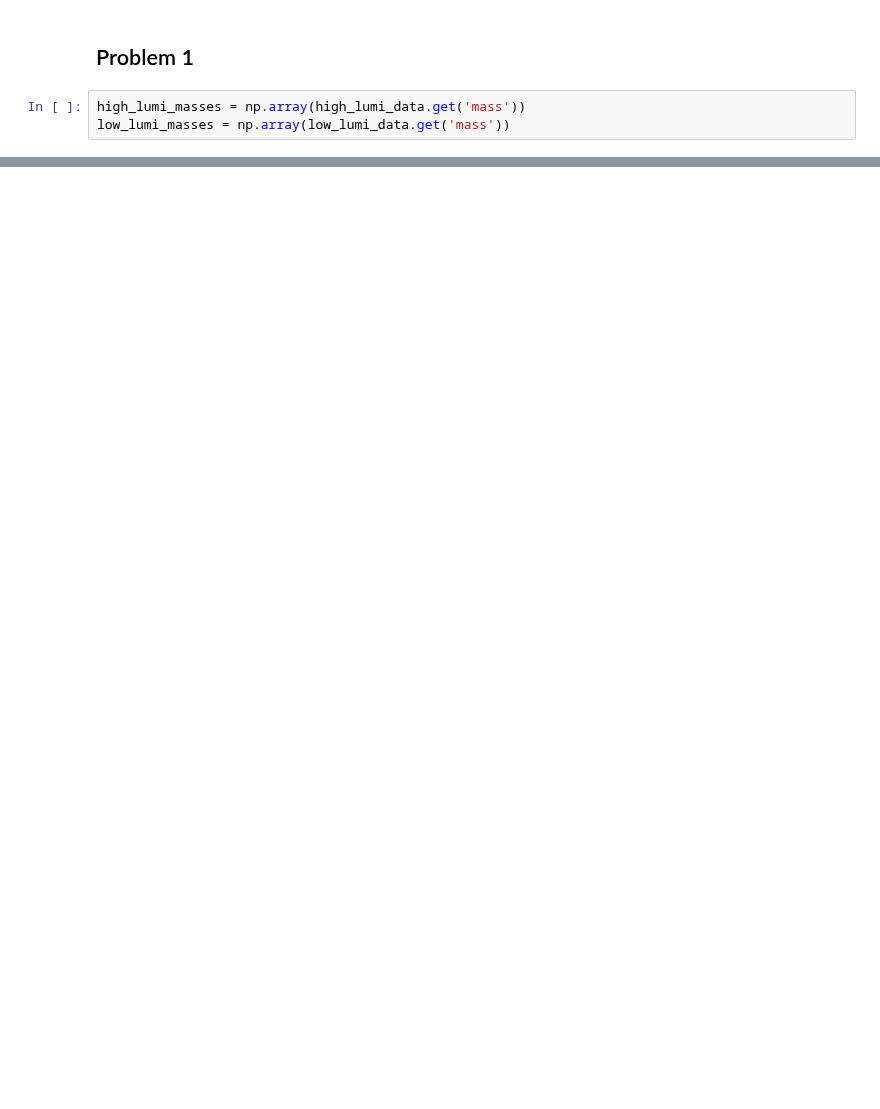
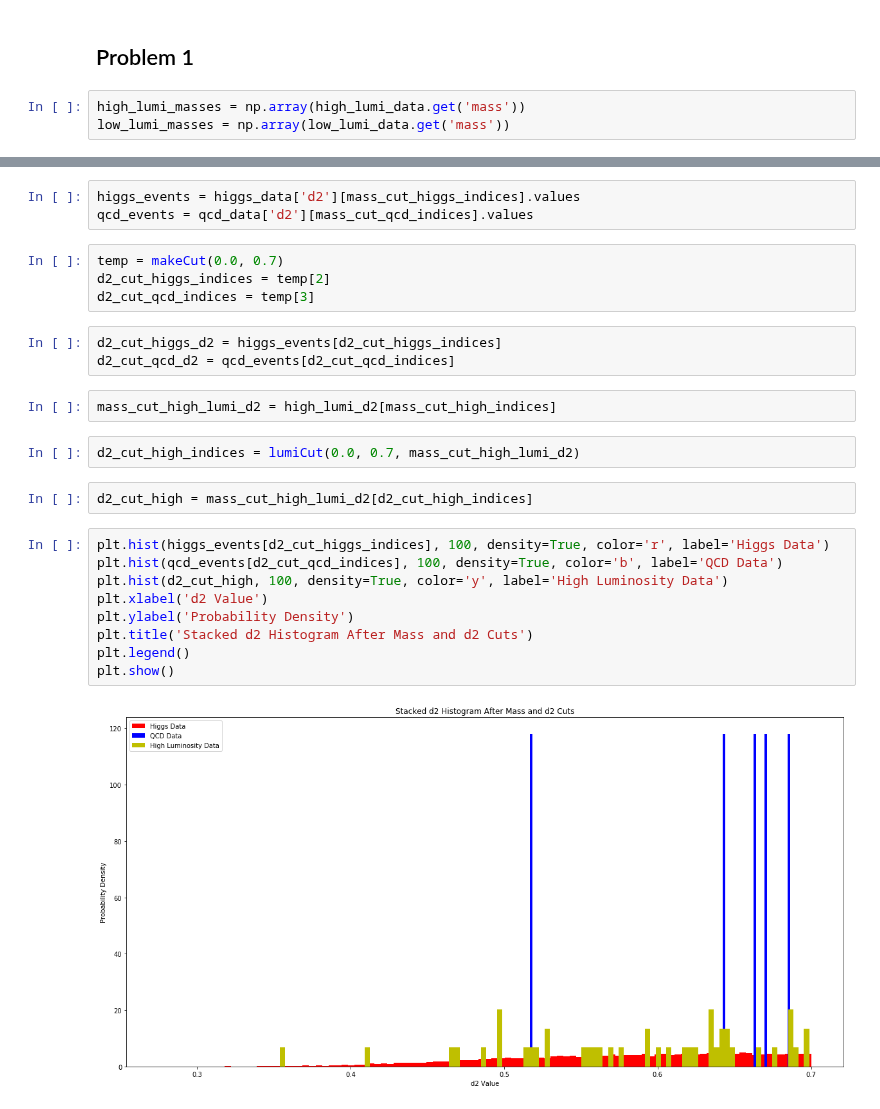
Before and after one commit to nroth12uw/Lab1_PHYS434, a Jupyter notebook: Lab7.ipynb, the cells around one changed output, grey strips where cells are left out. Saved outputs shown, nothing was run; the diff lists cells and outputs as text; blank space fills up the shorter version.

```diff
--- a/Lab7.ipynb
+++ b/Lab7.ipynb
@@ -372,0 +393,27 @@ plt.show()
+# %%
+higgs_events = higgs_data['d2'][mass_cut_higgs_indices].values
+qcd_events = qcd_data['d2'][mass_cut_qcd_indices].values
+# %%
+temp = makeCut(0.0, 0.7)
+d2_cut_higgs_indices = temp[2]
+d2_cut_qcd_indices = temp[3]
+# %%
+d2_cut_higgs_d2 = higgs_events[d2_cut_higgs_indices]
+d2_cut_qcd_d2 = qcd_events[d2_cut_qcd_indices]
+# %%
+mass_cut_high_lumi_d2 = high_lumi_d2[mass_cut_high_indices]
+# %%
+d2_cut_high_indices = lumiCut(0.0, 0.7, mass_cut_high_lumi_d2)
+# %%
+d2_cut_high = mass_cut_high_lumi_d2[d2_cut_high_indices]
+# %%
+plt.hist(higgs_events[d2_cut_higgs_indices], 100, density=True, color='r', label='Higgs Data')
+plt.hist(qcd_events[d2_cut_qcd_indices], 100, density=True, color='b', label='QCD Data')
+plt.hist(d2_cut_high, 100, density=True, color='y', label='High Luminosity Data')
+plt.xlabel('d2 Value')
+plt.ylabel('Probability Density')
+plt.title('Stacked d2 Histogram After Mass and d2 Cuts')
+plt.legend()
+plt.show()
+# %% [output]
+[figure, added]
```
Also changed, not shown: parts of 39 cells of this notebook.
